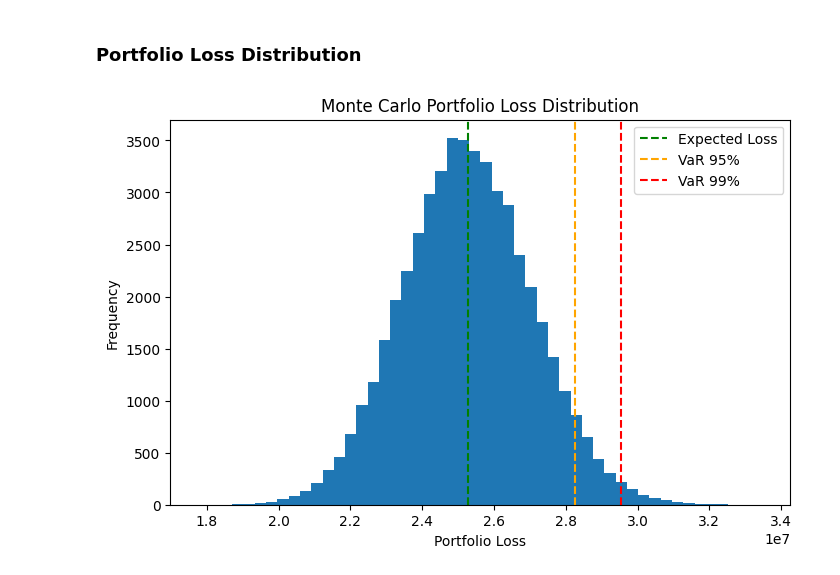
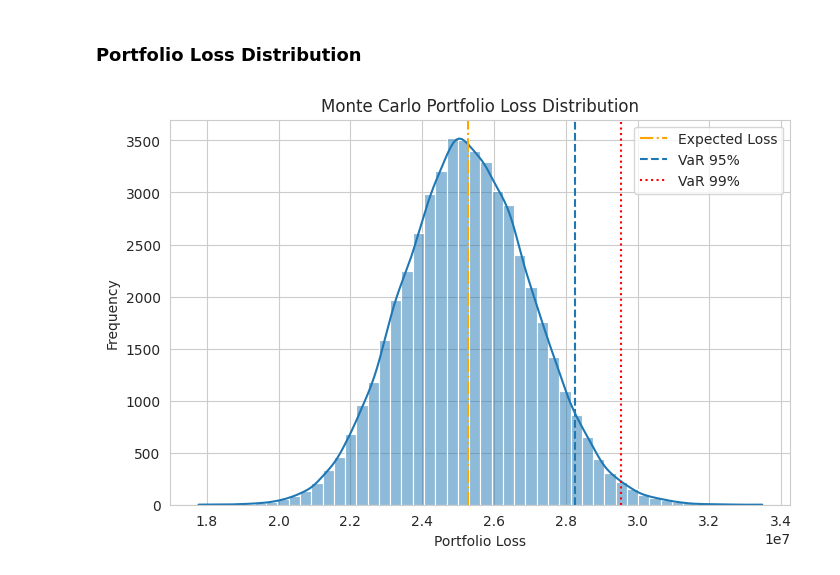
Before and after one commit to yashshahi/stress_test_mort, a Jupyter notebook: notebook/synth.ipynb, the cells around one changed output. Drawn from its saved outputs; the diff is of its cells as text; code cells hidden in the pictures.

Commit message:
seaborn changes

```diff
--- a/notebook/synth.ipynb
+++ b/notebook/synth.ipynb
@@ -445,23 +445,26 @@ Expected Loss: 25265661.526405253
 # %% [markdown]
 ### Portfolio Loss Distribution
 # %%
+
+import seaborn as sns
 import matplotlib.pyplot as plt
+
+sns.set_style("whitegrid")
 
 plt.figure(figsize=(8,5))
 
-plt.hist(portfolio_losses,bins=50)
+sns.histplot(portfolio_losses, bins=50, kde=True)
 
-plt.axvline(expected_loss, color='green', linestyle='--', label='Expected Loss')
-plt.axvline(var95, color='orange', linestyle='--', label='VaR 95%')
-plt.axvline(var99, color='red', linestyle='--', label='VaR 99%')
+plt.axvline(expected_loss, linestyle='-.', label='Expected Loss',color="orange")
+plt.axvline(var95, linestyle='--', label='VaR 95%')
+plt.axvline(var99, linestyle=':', label='VaR 99%',color="red")
+
+plt.title("Monte Carlo Portfolio Loss Distribution")
+plt.xlabel("Portfolio Loss")
+plt.ylabel("Frequency")
+
 plt.legend()
 
-plt.title("Monte Carlo Portfolio Loss Distribution")
-
-plt.xlabel("Portfolio Loss")
-
-plt.ylabel("Frequency")
-
 plt.show()
 # %% [output]
-[figure, old version]
+[figure, new version]
```
